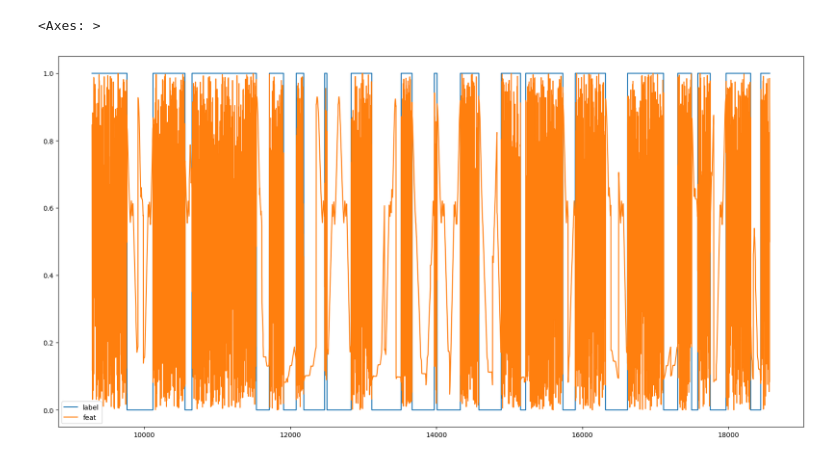
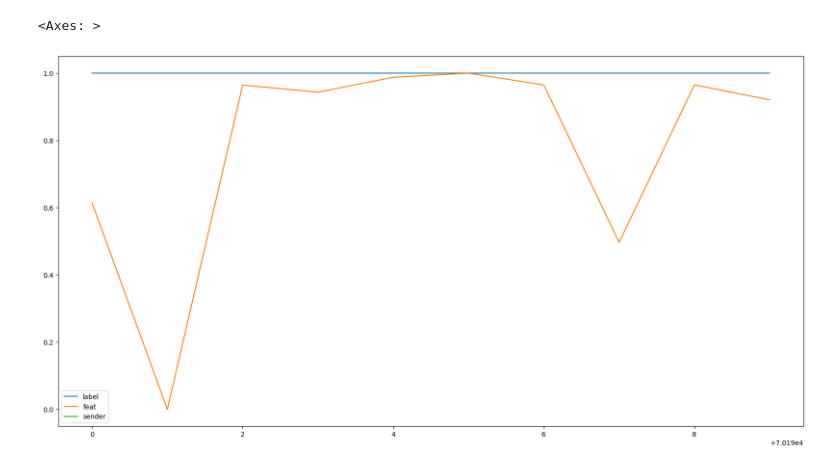
Before and after one commit to imperial-qore/TranAD, a Jupyter notebook: veremi/process-veremi-dos-rand.ipynb, the cells around one changed output. Drawn from its saved outputs; the diff is of its cells as text; code cells hidden in the pictures.

```diff
--- a/veremi/process-veremi-dos-rand.ipynb
+++ b/veremi/process-veremi-dos-rand.ipynb
@@ -7,7 +7,7 @@ from tqdm.notebook import tqdm
 # %%
 # DoSRandom_0709 = 5090093, DoSRandom_1416 = 1400517
 BSM_SIZE = 5090093
-N_FEATURES = 14
+N_FEATURES = 23
 # %%
 root_dir = 'DoSRandom_0709/'
 
@@ -106,6 +132,6 @@ df[df.sender == 7779].plot(x='send_time', y='pos_x')
 # %%
 # filter for prototyping
-df_s = df.copy() #[:round(df.shape[0] * 0.03)]
+df_s = df.copy()[:round(df.shape[0] * 0.03)]
 
 split = round(df_s.shape[0] * 0.5)
 
@@ -124,24 +150,26 @@ y = (df_s['attack_type'] >= 10)[split:].astype(int)
 labels = pd.concat([y] * len(test.columns), ignore_index=True, axis=1)
 labels.to_csv('out_veremi_dos/labels.csv')
 
-# df_test_split = df_s[split:]
+df_test_split = df_s[split:]
 
-# for i in range(10, 20):
-#     test = df_test_split[df_test_split.attack_type.isin((i, 0))].copy()
+for i in range(10, 20):
+    test_i = df_test_split[df_test_split.attack_type.isin((i, 0))].copy()
 
-#     y = (test.attack_type == i).astype(int)
-#     test.drop(columns=['attack_type'], inplace=True)
+    y = (test_i.attack_type == i).astype(int)
+    test_i.drop(columns=['attack_type'], inplace=True)
 
-#     labels = pd.concat([y] * len(test.columns), ignore_index=True, axis=1)
+    labels_i = pd.concat([y] * len(test_i.columns), ignore_index=True, axis=1)
 
-#     test.to_csv(f'out_veremi_dos/test_{i}.csv')
-#     labels.to_csv(f'out_veremi_dos/labels_{i}.csv')
+    test_i.to_csv(f'out_veremi_dos/test_{i}.csv')
+    labels_i.to_csv(f'out_veremi_dos/labels_{i}.csv')
 # %%
-feat = test.pos_x
+feat = test.rcv_pos_y.head(10)
+sender = test.sender.head(10)
 
 feat_norm = (feat - feat.min()) / (feat.max() - feat.min())
+sender_norm = (sender - sender.min()) / (sender.max() - sender.min())
 
-pd.DataFrame({ 'label': labels[0], 'feat': feat_norm }).plot(figsize=(20,10))
+pd.DataFrame({ 'label': labels[0].head(10), 'feat': feat_norm, 'sender': sender_norm }).plot(figsize=(20,10))
 # %% [output]
 <Axes: >
-[figure, old version]
+[figure, new version]
```
Also changed, not shown: parts of 4 cells of this notebook, 1 other file.
